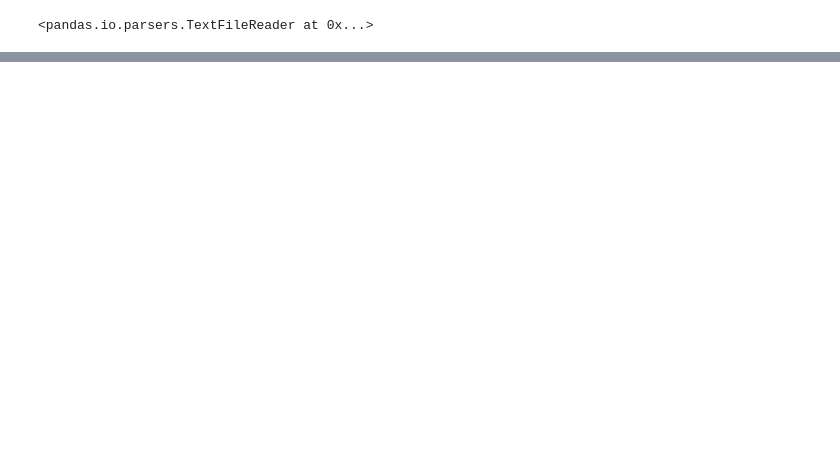
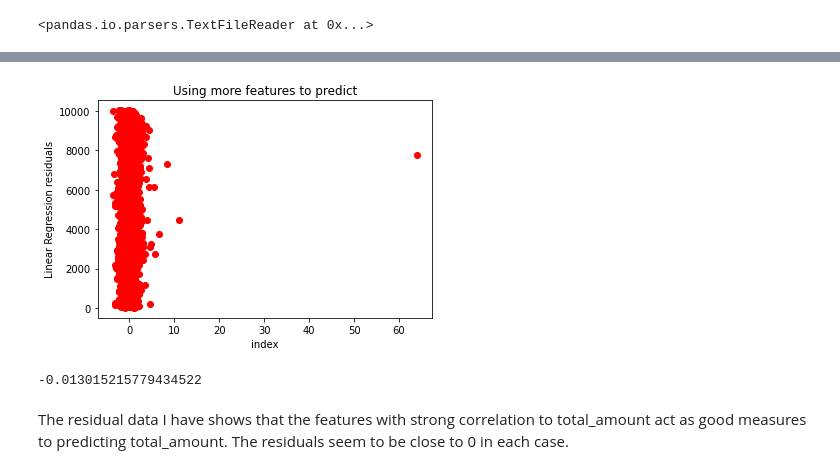
Before and after one commit to loalberto/Springboard-DataScienceCapstone2, a Jupyter notebook: Testing_Taxi_data.ipynb, the cells around one changed output, grey strips where cells are left out. Drawn from its saved outputs; the diff is of its cells as text; code cells hidden in the pictures; blank space fills up the shorter version.

```diff
--- a/Testing_Taxi_data.ipynb
+++ b/Testing_Taxi_data.ipynb
@@ -111,0 +153,8 @@ plt.show()
+# %%
+X = df[most_correlelated]
+y = df[y_name]
+logreg = LinearRegression()
+logreg.fit(X_train, y_train)
+y_pred = logreg.predict(X_test)
+residuals = y_test - y_pred
+residuals
@@ -111,0 +174,14 @@ plt.show()
+# %%
+plt.scatter(residuals, residuals.index, color='red')
+plt.xlabel('index')
+plt.ylabel('Linear Regression residuals')
+plt.title('Using more features to predict')
+plt.show()
+# %% [output]
+[figure, added]
+# %%
+np.mean(residuals)
+# %% [output]
+-0.013015215779434522
+# %% [markdown]
+The residual data I have shows that the features with strong correlation to total_amount act as good measures to predicting total_amount. The residuals seem to be close to 0 in each case.
```
Also changed, not shown: parts of 13 cells of this notebook.
